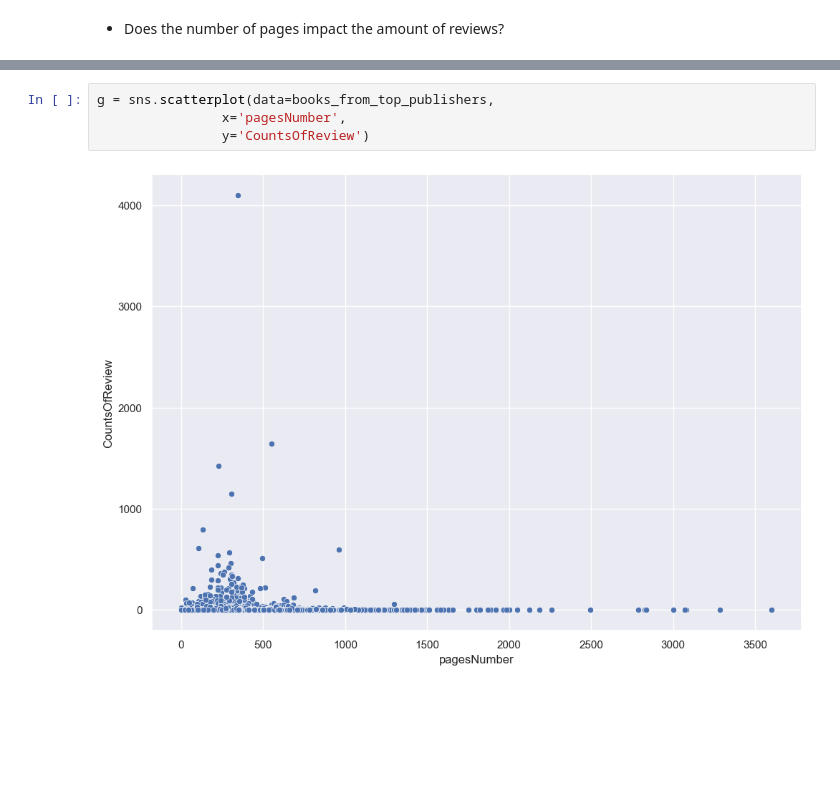
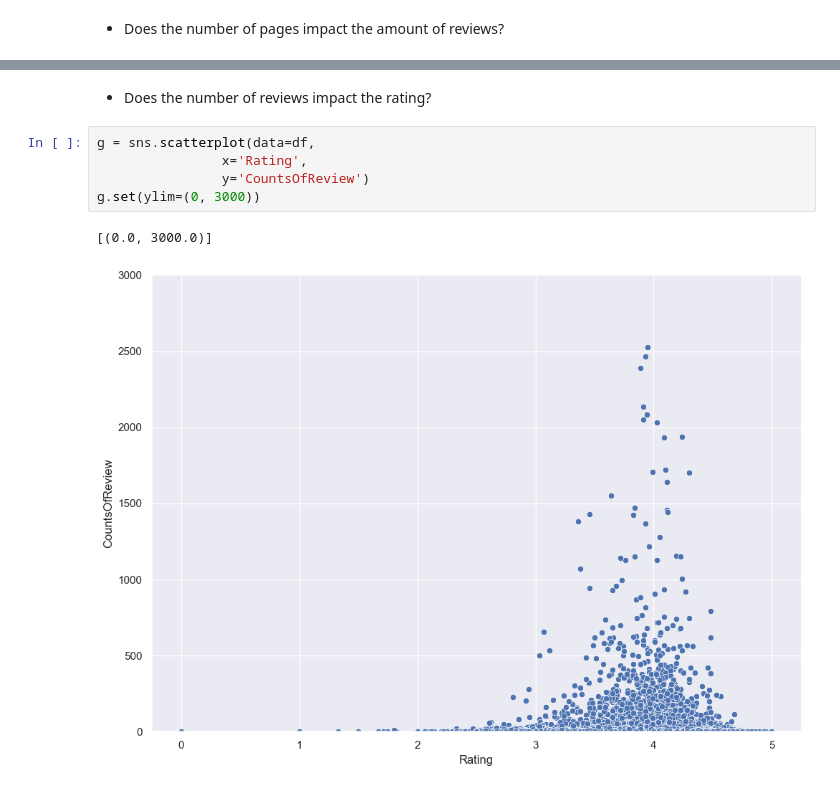
Before and after one commit to andyzilla/goodreads_popularity_prediction, a Jupyter notebook: notebooks/00-EDA.ipynb, the cells around one changed output, grey strips where cells are left out. Drawn from its saved outputs; the diff is of its cells as text; blank space fills up the shorter version.

```diff
--- a/notebooks/00-EDA.ipynb
+++ b/notebooks/00-EDA.ipynb
@@ -348,6 +351,10 @@ g.set_xticklabels(g.get_xticklabels(), rotation=90)
+# %% [markdown]
+- Does the number of reviews impact the rating?
 # %%
-g = sns.scatterplot(data=books_from_top_publishers,
-                x='pagesNumber',
+g = sns.scatterplot(data=df,
+                x='Rating',
                 y='CountsOfReview')
+g.set(ylim=(0, 3000))
 # %% [output]
+[(0.0, 3000.0)]
-[figure, old version]
+[figure, new version]
```
Also changed, not shown: parts of 14 cells of this notebook, 3 other files.
